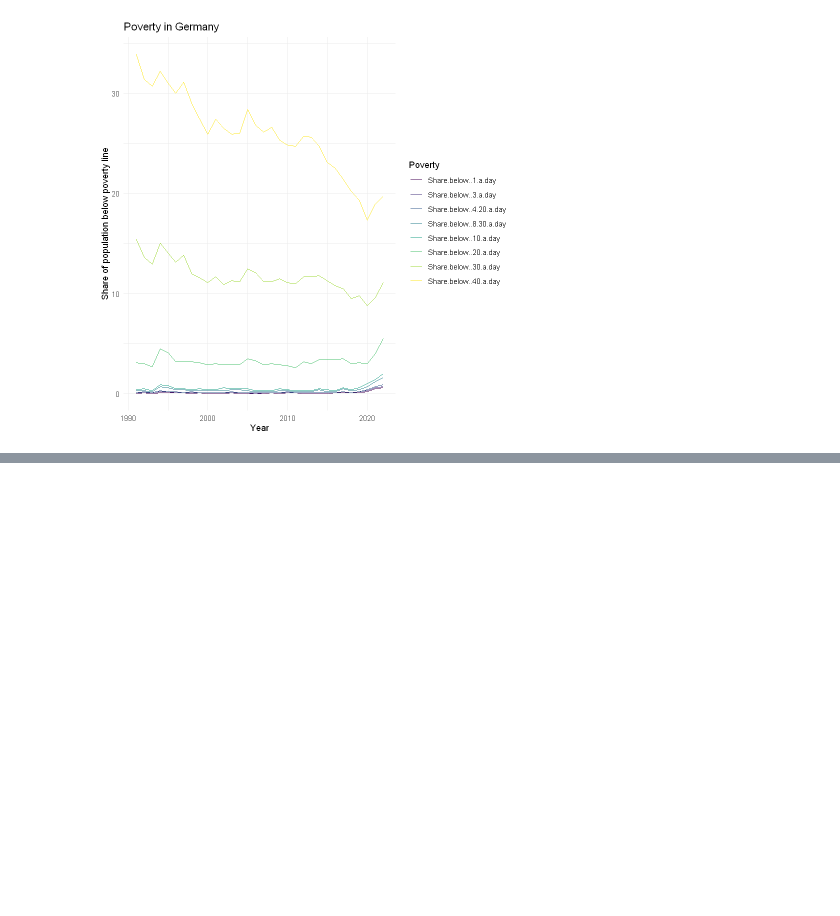
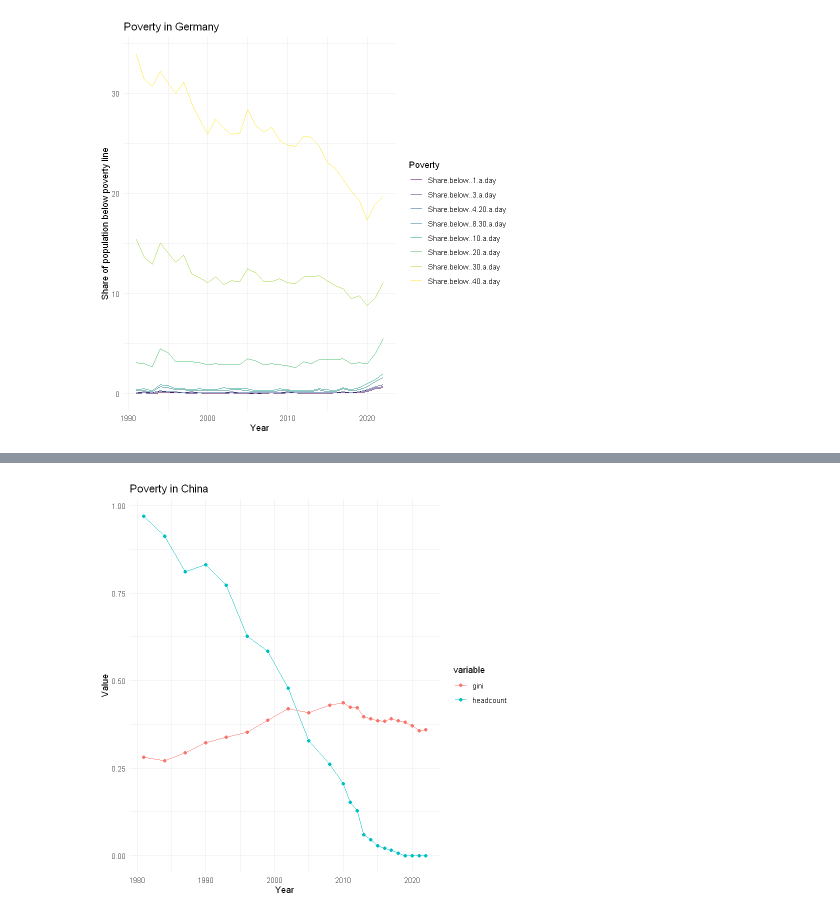
Before and after one commit to WaCa-Econ-Stat/Grundlegendes-Praxisprojekt, a Jupyter notebook: R files/File.ipynb, the cells around one changed output, grey strips where cells are left out. Drawn from its saved outputs; the diff is of its cells as text; code cells hidden in the pictures; blank space fills up the shorter version.

```diff
--- a/R files/File.ipynb
+++ b/R files/File.ipynb
@@ -96,0 +133,30 @@ colnames(data_pip)
+# %%
+source(file = "..//Libraries.R") |> suppressWarnings() |>  suppressMessages()
+data_pip <- read.csv("..//data//worldbank_pip.csv")
+data_China <- data_pip %>%
+    filter(country_name == "China") %>%
+    select(country_name,
+        reporting_year, headcount, gini, reporting_level, mld, reporting_pop)
+
+year_change <- 1988.5 #last year of income as welfare_type is 1987, consumption starts 1990
+
+shares <- data_China %>%
+    select(reporting_year, reporting_level, reporting_pop, mld) %>%
+    pivot_wider(names_from = reporting_level, values_from = c(reporting_pop, mld)) %>%
+    mutate(p_rural = reporting_pop_rural/reporting_pop_national, p_urban = reporting_pop_urban/reporting_pop_national, p_national = 1) %>%
+    mutate(mld_within = mld_rural*p_rural + mld_urban*p_urban) %>%
+    mutate(mld_between = mld_national - mld_within) %>%
+    select(-c(reporting_pop_national, reporting_pop_rural, reporting_pop_urban, mld_rural, mld_urban)) %>%
+    rename(mld_total = mld_national)
+data_mld <- shares %>% select(reporting_year, mld_total, mld_within, mld_between) %>%
+    mutate(share_between = mld_between/mld_total)
+shares <- shares %>% select(-c(mld_total, mld_within, mld_between))
+shares <- shares %>% pivot_longer(cols = c(p_rural, p_urban, p_national),
+    names_to = "reporting_level", values_to = "pop_share") %>%
+    mutate(reporting_level = factor(reporting_level,
+    levels = c("p_national", "p_rural", "p_urban"), labels = c("national", "rural", "urban")))
+data_China <- inner_join(data_China, shares, by = c("reporting_year", "reporting_level"))
+head(data_mld)
+head(data_China)
+str(data_mld)
+str(data_China)
@@ -96,0 +197,12 @@ colnames(data_pip)
+# %%
+data_China %>% filter(reporting_level == "national") %>%
+    pivot_longer(cols = c(headcount, gini), names_to = "variable", values_to = "value") %>%
+    ggplot(aes(x = reporting_year, y = value, color = variable)) +
+    geom_point() +
+    geom_line() +
+    theme_minimal() +
+    labs(title = "Poverty in China",
+         x = "Year",
+         y = "Value")
+# %% [output]
+[figure, added]
```
Also changed, not shown: parts of 16 cells of this notebook.
